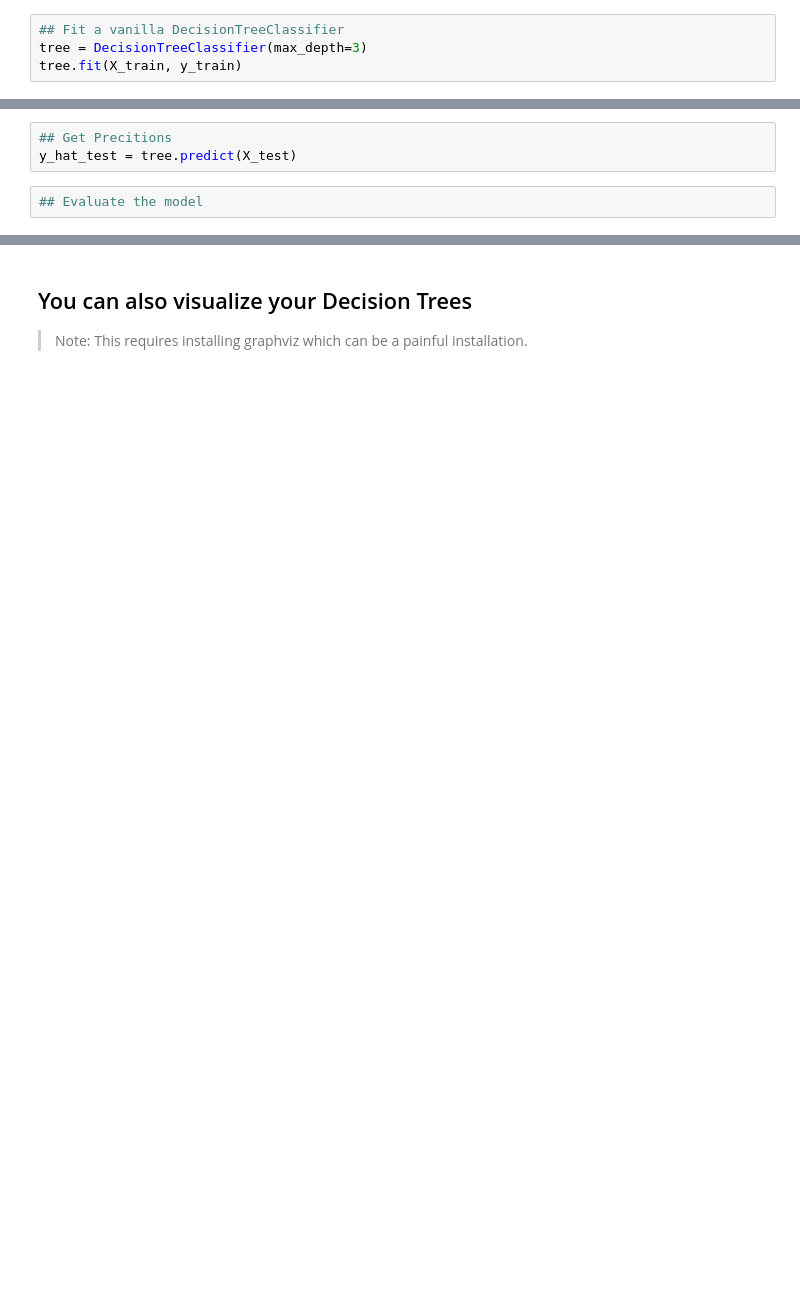
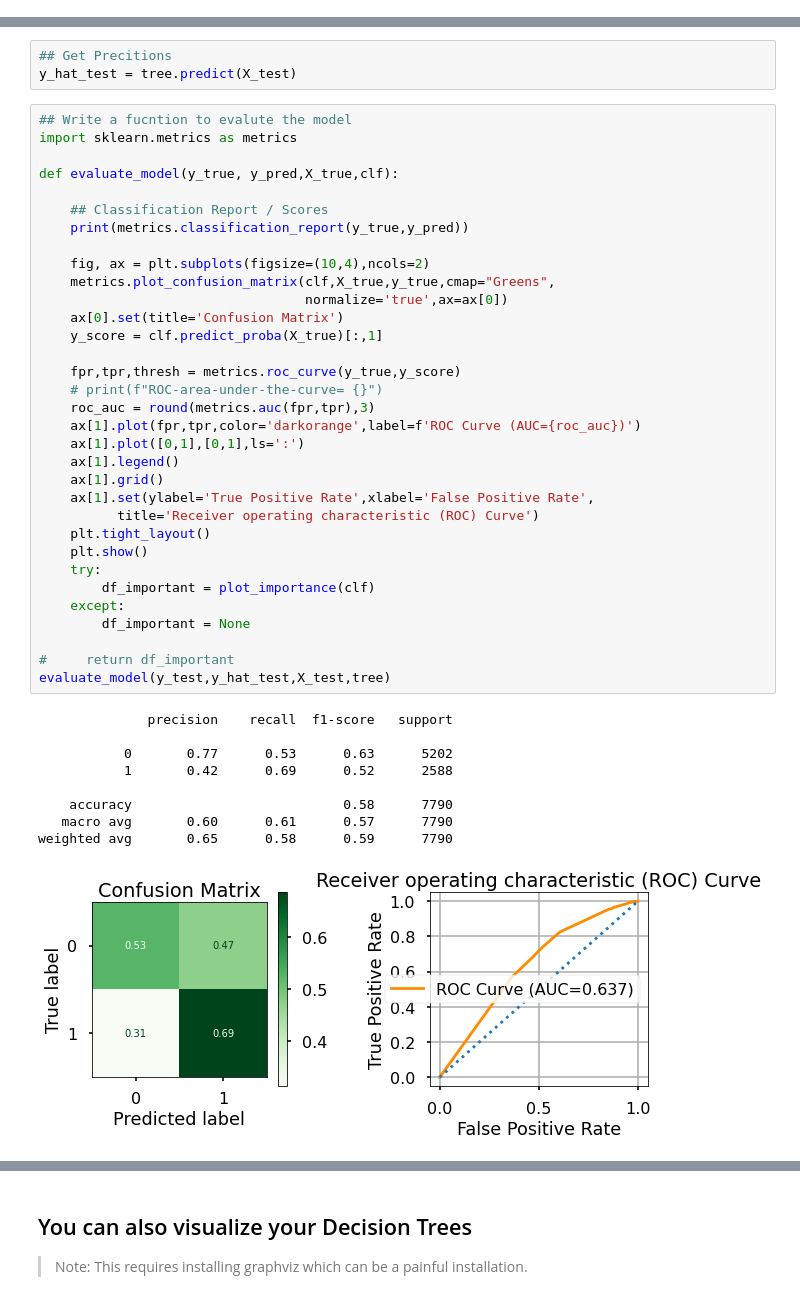
Before and after one commit to jirvingphd/fsds_pt_100719_cohort_notes, a Jupyter notebook: sect_29_decision_trees_SG.ipynb, the cells around one changed output, grey strips where cells are left out. Saved outputs shown, nothing was run; the diff lists cells and outputs as text; blank space fills up the shorter version.

```diff
--- a/sect_29_decision_trees_SG.ipynb
+++ b/sect_29_decision_trees_SG.ipynb
@@ -423,7 +783,3 @@ def evaluate_model(y_true, y_pred,X_true,clf):
 #     return df_important
 # %% [markdown]
 ## Vanilla DecisionTree (baseline)
-# %%
-## Fit a vanilla DecisionTreeClassifier
-tree = DecisionTreeClassifier(max_depth=3)
-tree.fit(X_train, y_train)
@@ -437,5 +830,46 @@ plot_importance(tree);
 # %%
 ## Get Precitions
 y_hat_test = tree.predict(X_test)
-# %%
-## Evaluate the model
+# %%
+## Write a fucntion to evalute the model
+import sklearn.metrics as metrics
+
+def evaluate_model(y_true, y_pred,X_true,clf):
+
+    ## Classification Report / Scores
+    print(metrics.classification_report(y_true,y_pred))
+
+    fig, ax = plt.subplots(figsize=(10,4),ncols=2)
+    metrics.plot_confusion_matrix(clf,X_true,y_true,cmap="Greens",
+                                  normalize='true',ax=ax[0])
+    ax[0].set(title='Confusion Matrix')
+    y_score = clf.predict_proba(X_true)[:,1]
+
+    fpr,tpr,thresh = metrics.roc_curve(y_true,y_score)
+    # print(f"ROC-area-under-the-curve= {}")
+    roc_auc = round(metrics.auc(fpr,tpr),3)
+    ax[1].plot(fpr,tpr,color='darkorange',label=f'ROC Curve (AUC={roc_auc})')
+    ax[1].plot([0,1],[0,1],ls=':')
+    ax[1].legend()
+    ax[1].grid()
+    ax[1].set(ylabel='True Positive Rate',xlabel='False Positive Rate',
+          title='Receiver operating characteristic (ROC) Curve')
+    plt.tight_layout()
+    plt.show()
+    try:
+        df_important = plot_importance(clf)
+    except:
+        df_important = None
+
+#     return df_important
+evaluate_model(y_test,y_hat_test,X_test,tree)
+# %% [output]
+              precision    recall  f1-score   support
+
+           0       0.77      0.53      0.63      5202
+           1       0.42      0.69      0.52      2588
+
+    accuracy                           0.58      7790
+   macro avg       0.60      0.61      0.57      7790
+weighted avg       0.65      0.58      0.59      7790
+[figure, added]
```
Also changed, not shown: parts of 63 cells of this notebook.
